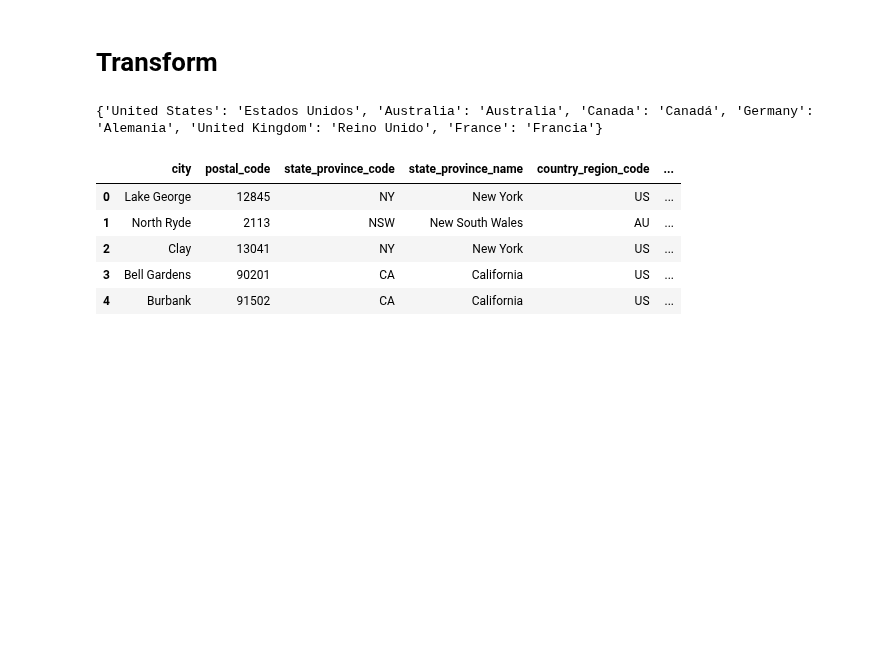
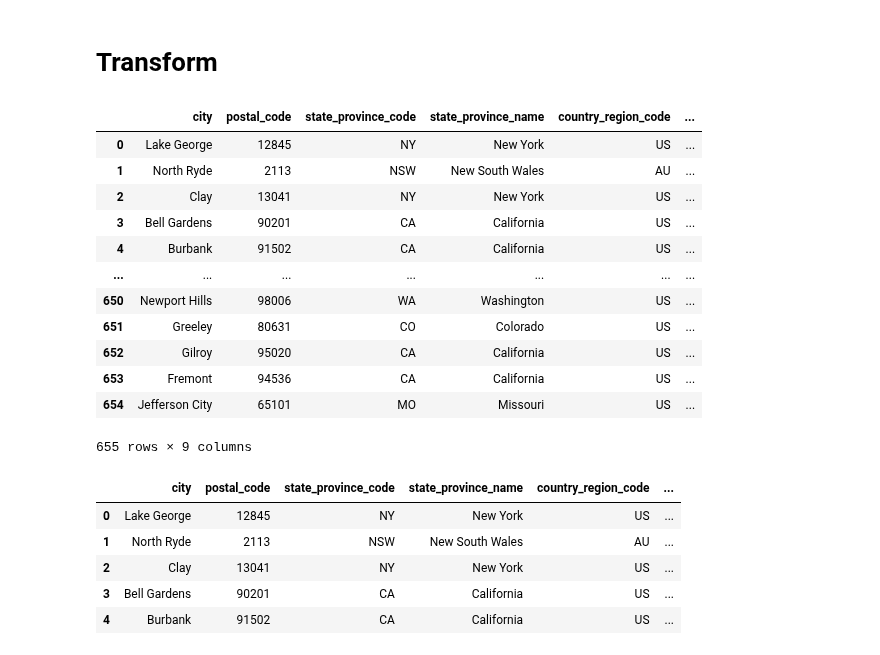
Before and after one commit to andresmg42/AdventureWorks2022ETL, a Jupyter notebook: notebooks/etl_dim_geography_key.ipynb, the cells around one changed output. Drawn from its saved outputs; the diff is of its cells as text; code cells hidden in the pictures; blank space fills up the shorter version.

```diff
--- a/notebooks/etl_dim_geography_key.ipynb
+++ b/notebooks/etl_dim_geography_key.ipynb
@@ -6,2 +5,2 @@ from utils.to_spanish import to_spanish
 # %%
-_, etl_conn, co_sa = connect()
+co_oltp,etl_conn,etl_conn_or= connect()
@@ -53,7 +34,7 @@ query_geography = text("""
         c.customer_id IS NOT NULL OR s.business_entity_id IS NOT NULL;
 """)
 
-df_geo = pd.read_sql(query_geography, co_sa)
+df_geo = pd.read_sql(query_geography, co_oltp)
 # %%
 df_geo.head()
 # %% [output]
@@ -70,15 +51,58 @@ df_geo.shape
 # %% [markdown]
 # Transform
 # %%
-country_map = to_spanish(df_geo, 'country_region_name')
 
-df_geo['spanish_country_region_name'] = df_geo['country_region_name'].map(country_map)
+df_geo.rename(columns={'country_region_name':'english_country_region_name'},inplace=True)
 
-print(country_map)
 
-# TODO: VINCULAR LLAVE sales_territory_key CON LA DIMENSION SALES_TERRITORY
+
+def convert_language(src_lang,tgt_lang,src_name,tgt_name,df:pd.DataFrame):
+
+    model_name = f'Helsinki-NLP/opus-mt-{src_lang}-{tgt_lang}'
+
+    tokenizer = MarianTokenizer.from_pretrained(model_name)
+    model = MarianMTModel.from_pretrained(model_name)
+
+    def translate_batch(texts):
+        inputs = tokenizer(texts, return_tensors="pt", padding=True, truncation=True)
+        translated = model.generate(**inputs)
+        return [tokenizer.decode(t, skip_special_tokens=True) for t in translated]
+
+
+    mask=df[src_name].notna()
+    texts=df.loc[mask,src_name].tolist()
+
+    batch_size=50
+
+    translations=[]
+
+    for i in range(0,len(texts),batch_size):
+        batch=texts[i:i+batch_size]
+        translations.extend(translate_batch(batch))
+
+    df.loc[mask,tgt_name]=translations
+
+    return df
+
+
+df_geo=convert_language('en','fr','english_country_region_name','french_country_region_name',df_geo)
+df_geo=convert_language('en','es','english_country_region_name','spanish_country_region_name',df_geo)
+
+df_geo
 # %% [output]
+|  | city | postal_code | state_province_code | state_province_name | country_region_code | ... |
+| 0 | Lake George | 12845 | NY | New York | US | ... |
+| 1 | North Ryde | 2113 | NSW | New South Wales | AU | ... |
+| 2 | Clay | 13041 | NY | New York | US | ... |
+| 3 | Bell Gardens | 90201 | CA | California | US | ... |
+| 4 | Burbank | 91502 | CA | California | US | ... |
+| ... | ... | ... | ... | ... | ... | ... |
+| 650 | Newport Hills | 98006 | WA | Washington | US | ... |
+| 651 | Greeley | 80631 | CO | Colorado | US | ... |
+| 652 | Gilroy | 95020 | CA | California | US | ... |
+| 653 | Fremont | 94536 | CA | California | US | ... |
+| 654 | Jefferson City | 65101 | MO | Missouri | US | ... |
-{'United States': 'Estados Unidos', 'Australia': 'Australia', 'Canada': 'Canadá', 'Germany': 'Alemania', 'United Kingdom': 'Reino Unido', 'France': 'Francia'}
+655 rows × 9 columns
 # %%
 df_geo.head()
 # %% [output]
```
Also changed, not shown: parts of 3 cells of this notebook, 5 other files.
